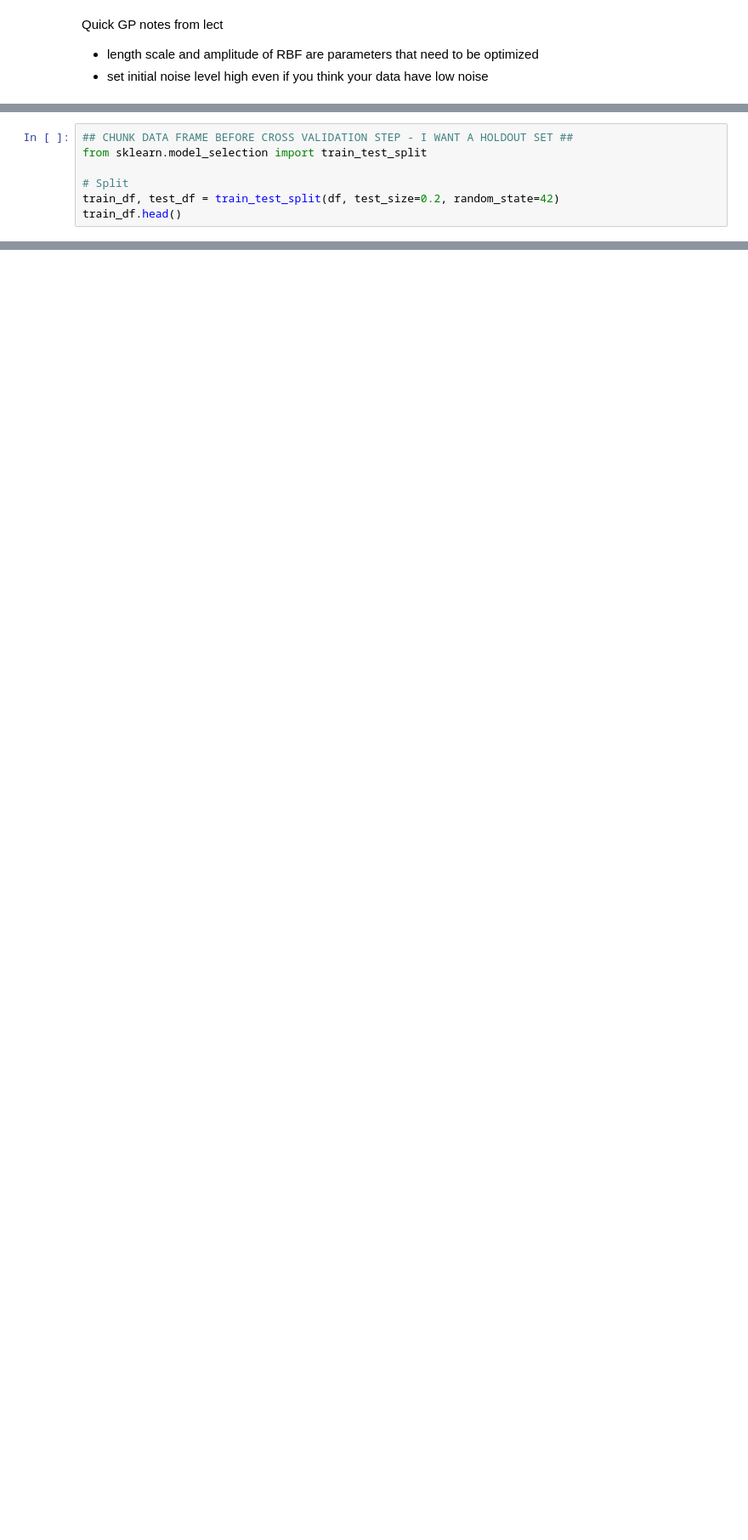
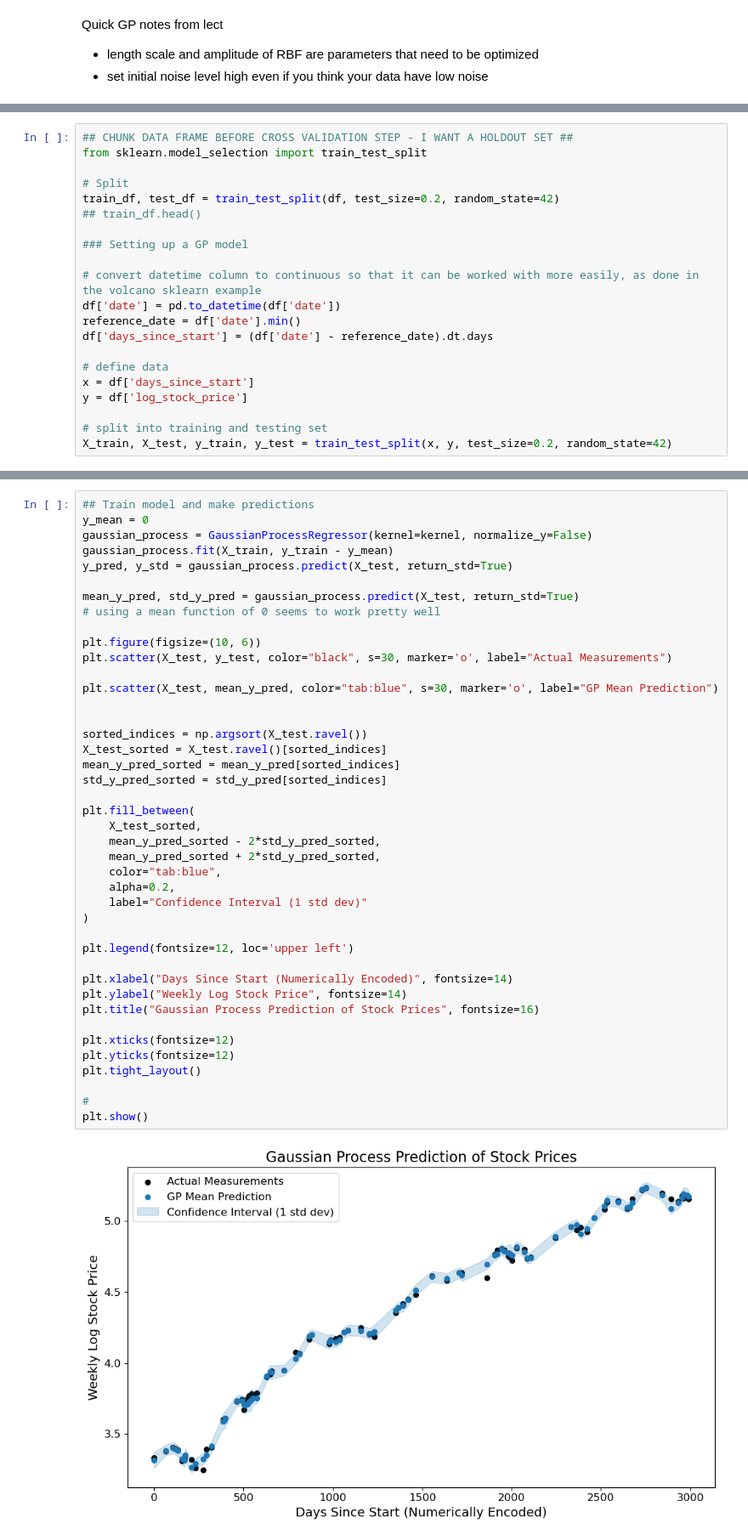
Before and after one commit to andrew-sugarman/midterm_557, a Jupyter notebook: scratch.ipynb, the cells around one changed output, grey strips where cells are left out. Shown: that part at 85% size. Drawn from its saved outputs; the diff is of its cells as text; blank space fills up the shorter version.

```diff
--- a/scratch.ipynb
+++ b/scratch.ipynb
@@ -69,4 +69,18 @@ from sklearn.model_selection import train_test_split
 
 # Split
 train_df, test_df = train_test_split(df, test_size=0.2, random_state=42)
-train_df.head()
+## train_df.head()
+
+### Setting up a GP model
+
+# convert datetime column to continuous so that it can be worked with more easily, as done in the volcano sklearn example
+df['date'] = pd.to_datetime(df['date'])
+reference_date = df['date'].min()
+df['days_since_start'] = (df['date'] - reference_date).dt.days
+
+# define data
+x = df['days_since_start']
+y = df['log_stock_price']
+
+# split into training and testing set
+X_train, X_test, y_train, y_test = train_test_split(x, y, test_size=0.2, random_state=42)
@@ -99,0 +124,44 @@ X_train, X_test, y_train, y_test = train_test_split(x, y, test_size=0.2, random_
+# %%
+## Train model and make predictions
+y_mean = 0
+gaussian_process = GaussianProcessRegressor(kernel=kernel, normalize_y=False)
+gaussian_process.fit(X_train, y_train - y_mean)
+y_pred, y_std = gaussian_process.predict(X_test, return_std=True)
+
+mean_y_pred, std_y_pred = gaussian_process.predict(X_test, return_std=True)
+# using a mean function of 0 seems to work pretty well
+
+plt.figure(figsize=(10, 6))
+plt.scatter(X_test, y_test, color="black", s=30, marker='o', label="Actual Measurements")
+
+plt.scatter(X_test, mean_y_pred, color="tab:blue", s=30, marker='o', label="GP Mean Prediction")
+
+
+sorted_indices = np.argsort(X_test.ravel())
+X_test_sorted = X_test.ravel()[sorted_indices]
+mean_y_pred_sorted = mean_y_pred[sorted_indices]
+std_y_pred_sorted = std_y_pred[sorted_indices]
+
+plt.fill_between(
+    X_test_sorted,
+    mean_y_pred_sorted - 2*std_y_pred_sorted,
+    mean_y_pred_sorted + 2*std_y_pred_sorted,
+    color="tab:blue",
+    alpha=0.2,
+    label="Confidence Interval (1 std dev)"
+)
+
+plt.legend(fontsize=12, loc='upper left')
+
+plt.xlabel("Days Since Start (Numerically Encoded)", fontsize=14)
+plt.ylabel("Weekly Log Stock Price", fontsize=14)
+plt.title("Gaussian Process Prediction of Stock Prices", fontsize=16)
+
+plt.xticks(fontsize=12)
+plt.yticks(fontsize=12)
+plt.tight_layout()
+
+#
+plt.show()
+# %% [output]
+[figure, added]
```
Also changed, not shown: parts of 12 cells of this notebook, 3 other files.
